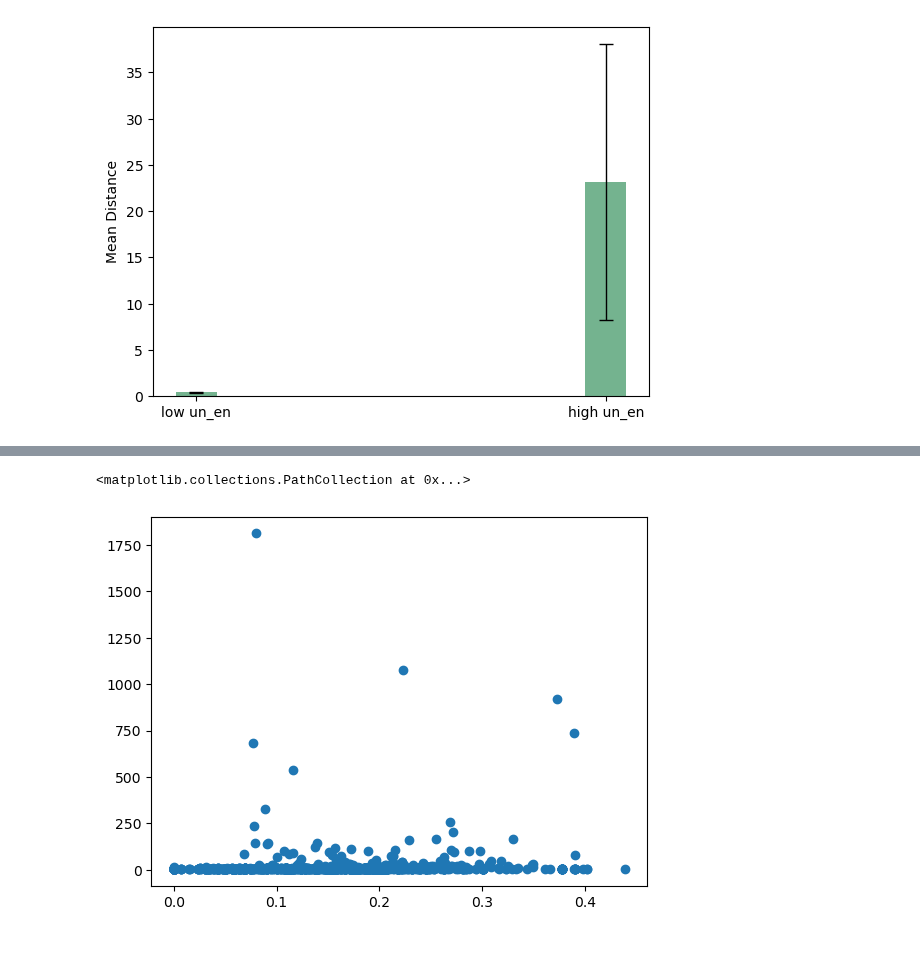
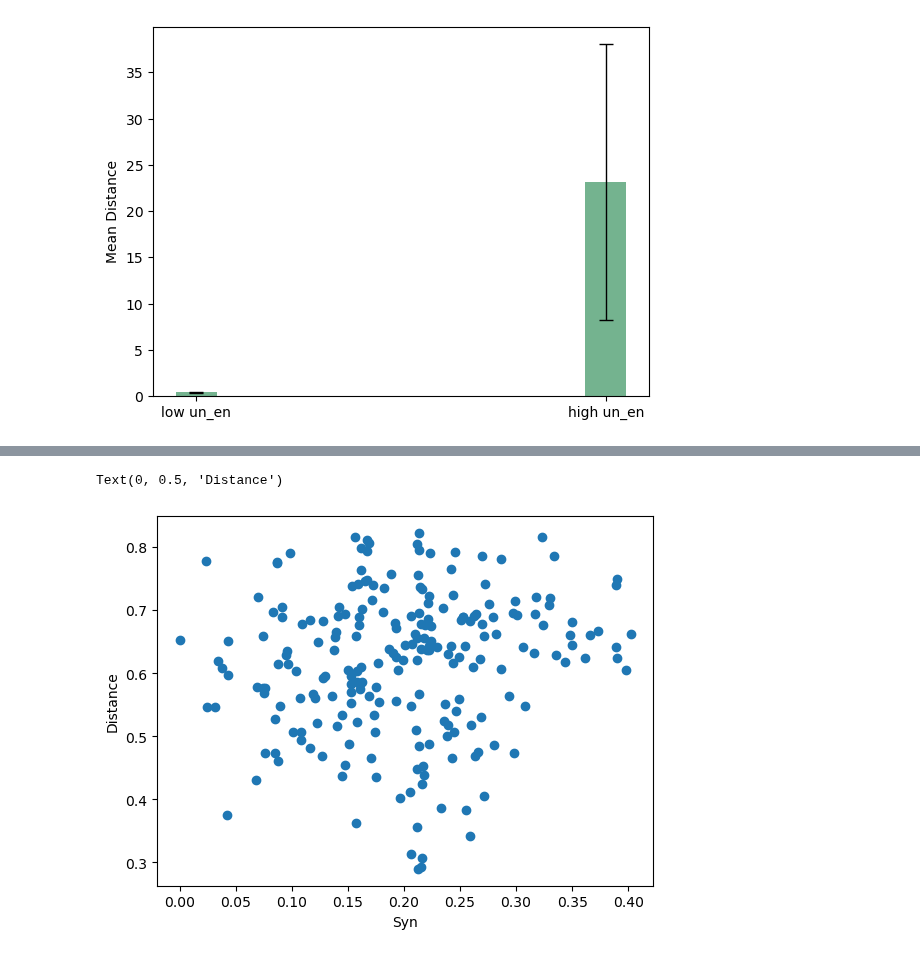
Before and after one commit to Lyn1216/Local-EI-project, a Jupyter notebook: exp/bool_network/grn/grn_serie_en.ipynb, the cells around one changed output, grey strips where cells are left out. Saved outputs shown, nothing was run; the diff lists cells and outputs as text; code cells hidden in the pictures.

```diff
--- a/exp/bool_network/grn/grn_serie_en.ipynb
+++ b/exp/bool_network/grn/grn_serie_en.ipynb
@@ -646,13 +723,12 @@ plt.show()
 # %%
-import sys
-sys.path.append("../../..")
-from exp.bool_network.motif3.motify_functions import *
+from func.motify_functions import *
 import random
-from exp.bool_network.motif3.grn_tpm import text_bn_graph, iit_tpm_cal
 from tqdm import tqdm
 
 def cal_motify(function, file_path):
     syn_ls=[]
+    expan_ls=[]
+    intro_ls=[]
     un_sys_ls=[]
     un_en_ls=[]
     dis_ls=[]
@@ -667,17 +743,17 @@ def cal_motify(function, file_path):
     # 将找到的三元组名称换成序号
     replaced_subgraphs = [(name_to_index[n1], name_to_index[n2], name_to_index[n3]) for n1, n2, n3 in filtered_subgraphs]
     for replaced_subgraph in replaced_subgraphs:
-        un, un_en, syn, tpm, e_len=\
-        text_bn_graph(textfile=str(file_path), candidate_sys=list(replaced_subgraph), noise=0, save_onenote=False)
+        _, _, syn, tpm, e_len=\
+        text_bn_graph(textfile=str(file_path), candidate_sys=list(replaced_subgraph), noise=0)
         e_len -= 3
-        en_ls0 = generate_random_sequence(2**e_len-1, 2**e_len)
-        en_series = [[decimal_to_binary(k, min_length=e_len) for _ in range(10)] for k in en_ls0]
-        un_sys, un_en, syn, long_serie, dis = serie_measure(tpm, mech_size=3, en_size=e_len, en_series=en_series)
+        un_sys, un_en, syn, expansive, introverted, dis = dis_measure_all(tpm, mech_size=3, en_size=e_len)
         un_sys_ls.append(un_sys)
         un_en_ls.append(un_en)
         syn_ls.append(syn)
         dis_ls.append(dis)
-    return un_sys_ls, un_en_ls, syn_ls, dis_ls
+        expan_ls.append(expansive)
+        intro_ls.append(introverted)
+    return un_sys_ls, un_en_ls, syn_ls, expan_ls, intro_ls, dis_ls
 
 file_dict = {}
 directory = Path('cellcollective')
@@ -694,15 +770,15 @@ all_un = []
 all_un_en = []
 all_syn = []
 all_dis = []
-for key in tqdm(file_dict.keys()):
+all_expan = []
+all_intro = []
+key_list = list(file_dict.keys())
+for key in tqdm(key_list[:1]):
     for function in tqdm(functionsname):
-        un_sys_ls, un_en_ls, syn_ls, dis_ls = cal_motify(function, file_dict[key])
+        un_sys_ls, un_en_ls, syn_ls, expan_ls, intro_ls, dis_ls = cal_motify(function, file_dict[key])
         all_un += un_sys_ls
         all_un_en += un_en_ls
         all_syn += syn_ls
         all_dis += dis_ls
-
-np.save("all_un_sys.npy", all_un)
-np.save("all_un_en.npy", all_un_en)
-np.save("all_syn.npy", all_syn)
-np.save("all_dis.npy", all_dis)
+        all_expan += expan_ls
+        all_intro += intro_ls
@@ -721,5 +799,7 @@ plt.scatter(all_un, all_dis)
 # %%
 plt.scatter(all_syn, all_dis)
+plt.xlabel("Syn")
+plt.ylabel("Distance")
 # %% [output]
-<matplotlib.collections.PathCollection at 0x...>
+Text(0, 0.5, 'Distance')
-[figure, old version]
+[figure, new version]
```
Also changed, not shown: parts of 13 cells of this notebook, 15 other files.
